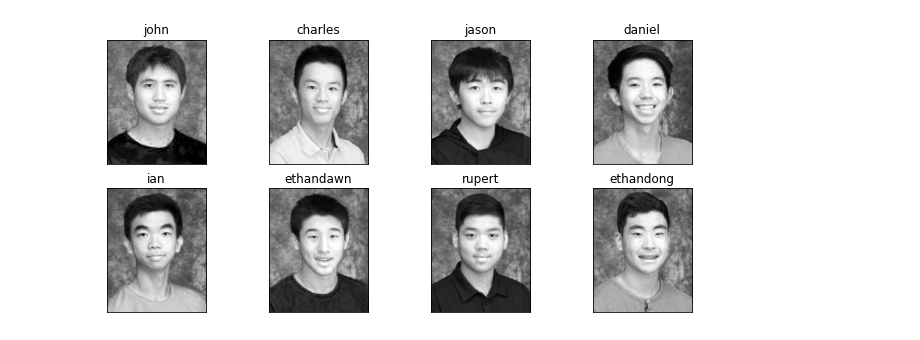
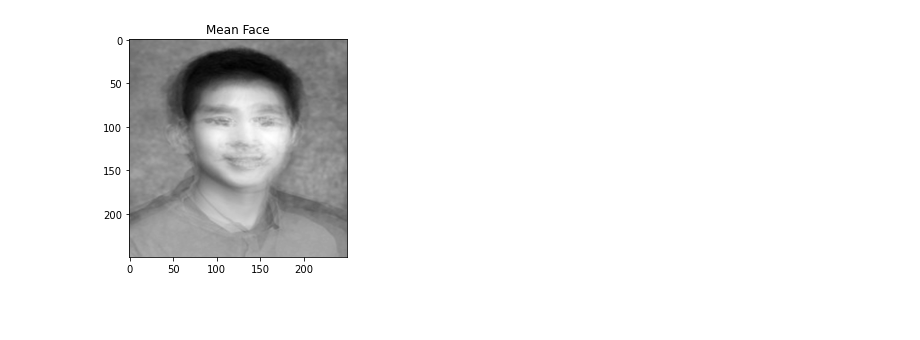
Before and after one commit to balta-z-r/eigenfaces, a Jupyter notebook: main.ipynb, the cells around one changed output. Saved outputs shown, nothing was run; the diff lists cells and outputs as text; code cells hidden in the pictures; blank space fills up the shorter version.

```diff
--- a/main.ipynb
+++ b/main.ipynb
@@ -16,12 +0,0 @@ def plot_portraits(images, titles, h, w, n_row, n_col):
-# %%
-import os
-dir='faces'
-celebrity_photos=os.listdir(dir)
-celebrity_images=[dir+'/' + photo for photo in celebrity_photos]
-images=np.array([plt.imread(image) for image in celebrity_images], dtype=np.float64)
-celebrity_names=[name[0:-4] for name in celebrity_photos]
-images = images[:,:,:,0]
-n_samples, h, w = images.shape
-plot_portraits(images, celebrity_names, h, w, n_row=4, n_col=4)
-# %% [output]
-[figure, removed]
@@ -38,7 +0,0 @@ def pca(X, n_pc):
-# %%
-n_components = 300
-X = images.reshape(n_samples, h*w)
-P, C, M, Y= pca(X, n_pc=n_components)
-eigenfaces = C.reshape((n_components, h, w))
-eigenface_titles = ["eigenface %d" % i for i in range(eigenfaces.shape[0])]
-plot_portraits(eigenfaces, eigenface_titles, h, w, 4, 4)
@@ -44,0 +7,34 @@ plot_portraits(eigenfaces, eigenface_titles, h, w, 4, 4)
+# %%
+IMAGE_DIR = 'faces'
+DEFAULT_SIZE = [250, 250]
+
+def read_images(image_path=IMAGE_DIR, default_size=DEFAULT_SIZE):
+    images = []
+    images_names = []
+    image_dirs = [image for image in os.listdir(image_path) if not image.startswith('.')]
+    for image_dir in image_dirs:
+        dir_path = os.path.join(image_path, image_dir)
+        image = Image.open (dir_path)
+        image = image.convert ("L")
+        # resize to given size (if given )
+        if (default_size is not None ):
+            image = image.resize (default_size , Image.ANTIALIAS )
+        images.append(np.asarray (image , dtype =np. uint8 ))
+        images_names.append(image_dir[0:-4])
+    return [images,images_names]
+# %%
+def as_row_matrix (X):
+    if len (X) == 0:
+        return np. array ([])
+    mat = np. empty ((0 , X [0].size ), dtype =X [0]. dtype )
+    for row in X:
+        mat = np.vstack(( mat , np.asarray( row ).reshape(1 , -1))) # 1 x r*c
+    return mat
+# %%
+[X, y] = read_images()
+average_weight_matrix = np.reshape(as_row_matrix(X).mean( axis =0), X[0].shape)
+plt.imshow(average_weight_matrix, cmap=plt.cm.gray)
+plt.title("Mean Face")
+plt.show()
+# %% [output]
+[figure, added]
```
Also changed, not shown: parts of 8 cells of this notebook, 1 other file.
